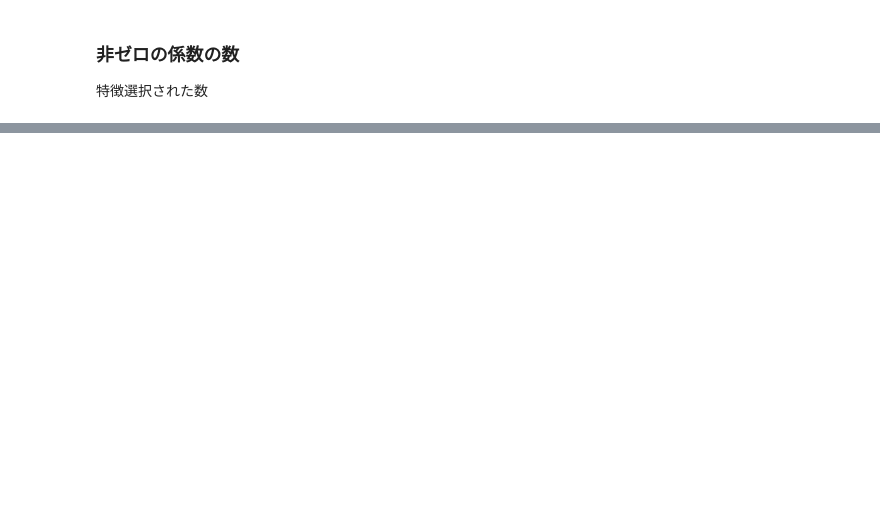
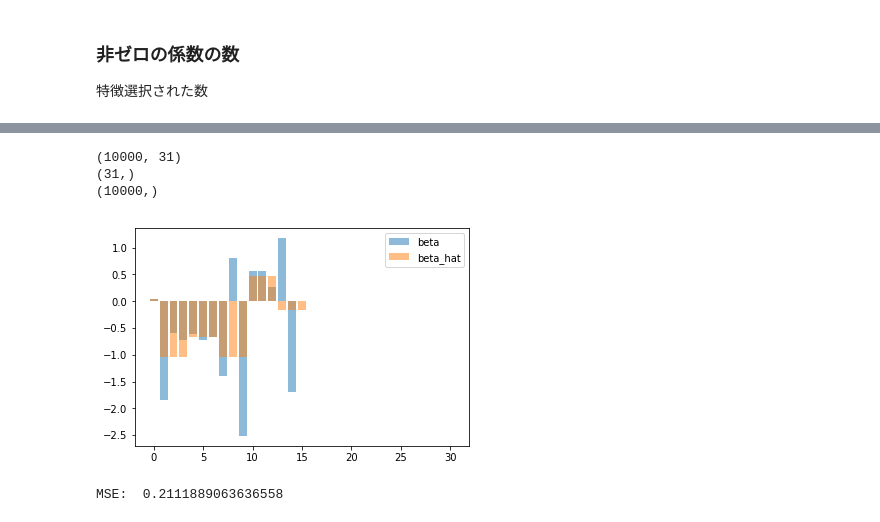
Before and after one commit to habakan/sl_2019s, a Jupyter notebook: notebook/Problem_LASSO.ipynb, the cells around one changed output, grey strips where cells are left out. Drawn from its saved outputs; the diff is of its cells as text; code cells hidden in the pictures; blank space fills up the shorter version.

```diff
--- a/notebook/Problem_LASSO.ipynb
+++ b/notebook/Problem_LASSO.ipynb
@@ -79,0 +87,7 @@ np.sum(np.abs(model.w) > 0.01, axis=0)
+# %%
+# データ数
+n_samples = 10000
+# 真の変数の数
+n_true_features = 15
+# 全体の変数の数
+n_features = 30
@@ -79,0 +96,27 @@ np.sum(np.abs(model.w) > 0.01, axis=0)
+# %%
+mu = [0, 0, 0]
+#sigma = [[0.5, 0.9, 0.9], [0.9, 0.5, 0.9], [0.9, 0.9, 0.5]]
+sigma = [[1, 1, 1], [1, 1, 1], [1, 1, 1]]
+
+X = np.ones((n_samples, n_features+1))
+for i in range(1, n_features+1, 3):
+    values = np.random.multivariate_normal(mu, sigma, n_samples)
+    X[:, i:i+3] = values
+
+beta = np.zeros((n_features+1))
+beta[0] = np.random.randn(1)
+beta[:n_true_features] = np.random.randn(n_true_features)
+'''
+for i in range(1, n_true_features+1, 3):
+    values = np.random.multivariate_normal(mu, sigma, 1).reshape(-1)
+    beta[i:i+3] = values
+'''
+y = X @ beta + np.random.randn(n_samples) * 0.1
+# %%
+print(X.shape)
+print(beta.shape)
+print(y.shape)
+# %% [output]
+(10000, 31)
+(31,)
+(10000,)
@@ -79,0 +172,12 @@ np.sum(np.abs(model.w) > 0.01, axis=0)
+# %%
+model = Lasso(alpha=0.1, maxiter=5000)
+model.fit(X, y)
+# %%
+left = np.array([ i for i in range(len(beta)) ] )
+plt.figure()
+plt.bar(left, beta, label="beta", alpha=0.5)
+plt.bar(left, model.w, label="beta_hat", alpha=0.5)
+plt.legend()
+plt.show()
+# %% [output]
+[figure, added]
@@ -79,0 +190,4 @@ np.sum(np.abs(model.w) > 0.01, axis=0)
+# %%
+print('MSE: ', np.linalg.norm(y_test - model.predict(X_test)))
+# %% [output]
+MSE:  0.2111889063636558
```
Also changed, not shown: parts of 13 cells of this notebook, 11 other files.
